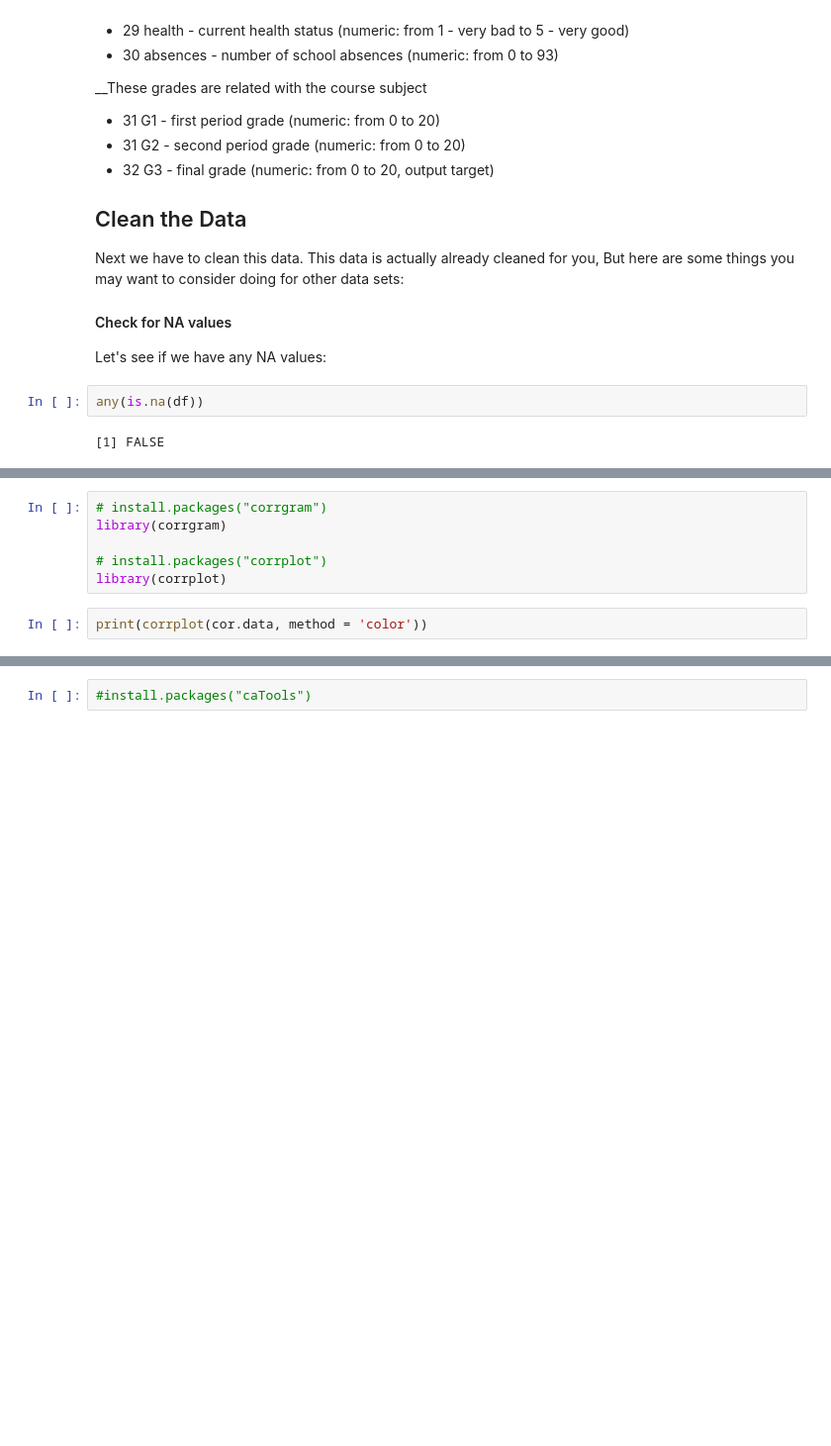
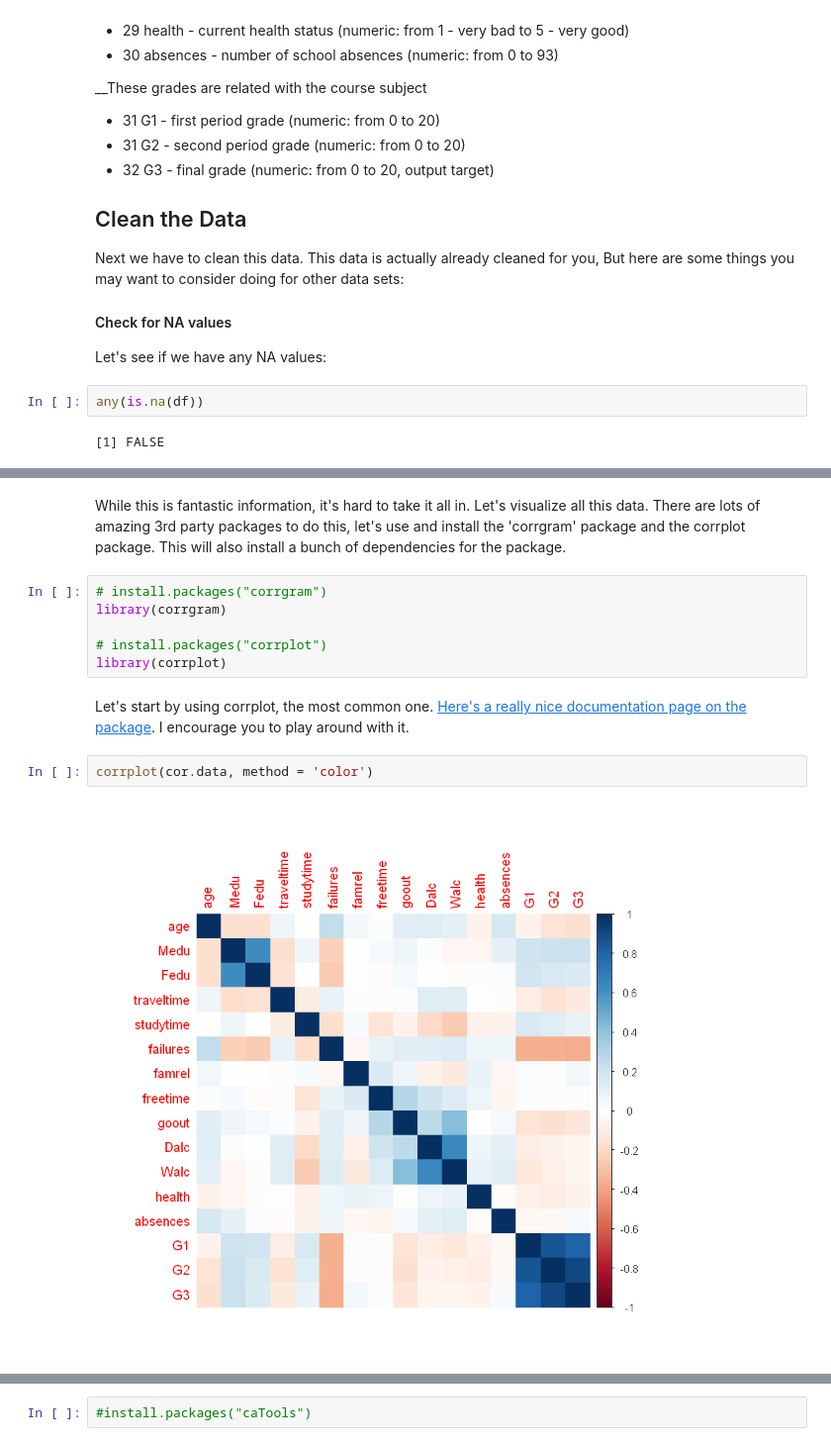
Before and after one commit to MichaelHotaling/Introduction-to-R, a Jupyter notebook: 52 Introduction to Linear Regression.ipynb, the cells around one changed output, grey strips where cells are left out. Shown: that part at 99% size. Drawn from its saved outputs; the diff is of its cells as text; blank space fills up the shorter version.

```diff
--- a/52 Introduction to Linear Regression.ipynb
+++ b/52 Introduction to Linear Regression.ipynb
@@ -163,8 +221,14 @@ print(cor.data)
+# %% [markdown]
+While this is fantastic information, it's hard to take it all in. Let's visualize all this data. There are lots of amazing 3rd party packages to do this, let's use and install the 'corrgram' package and the corrplot package. This will also install a bunch of dependencies for the package.
 # %%
 # install.packages("corrgram")
 library(corrgram)
 
 # install.packages("corrplot")
 library(corrplot)
+# %% [markdown]
+Let's start by using corrplot, the most common one. [Here's a really nice documentation page on the package](https://cran.r-project.org/web/packages/corrplot/vignettes/corrplot-intro.html). I encourage you to play around with it.
 # %%
-print(corrplot(cor.data, method = 'color'))
+corrplot(cor.data, method = 'color')
+# %% [output]
+[figure, added]
```
Also changed, not shown: parts of 39 cells of this notebook.
